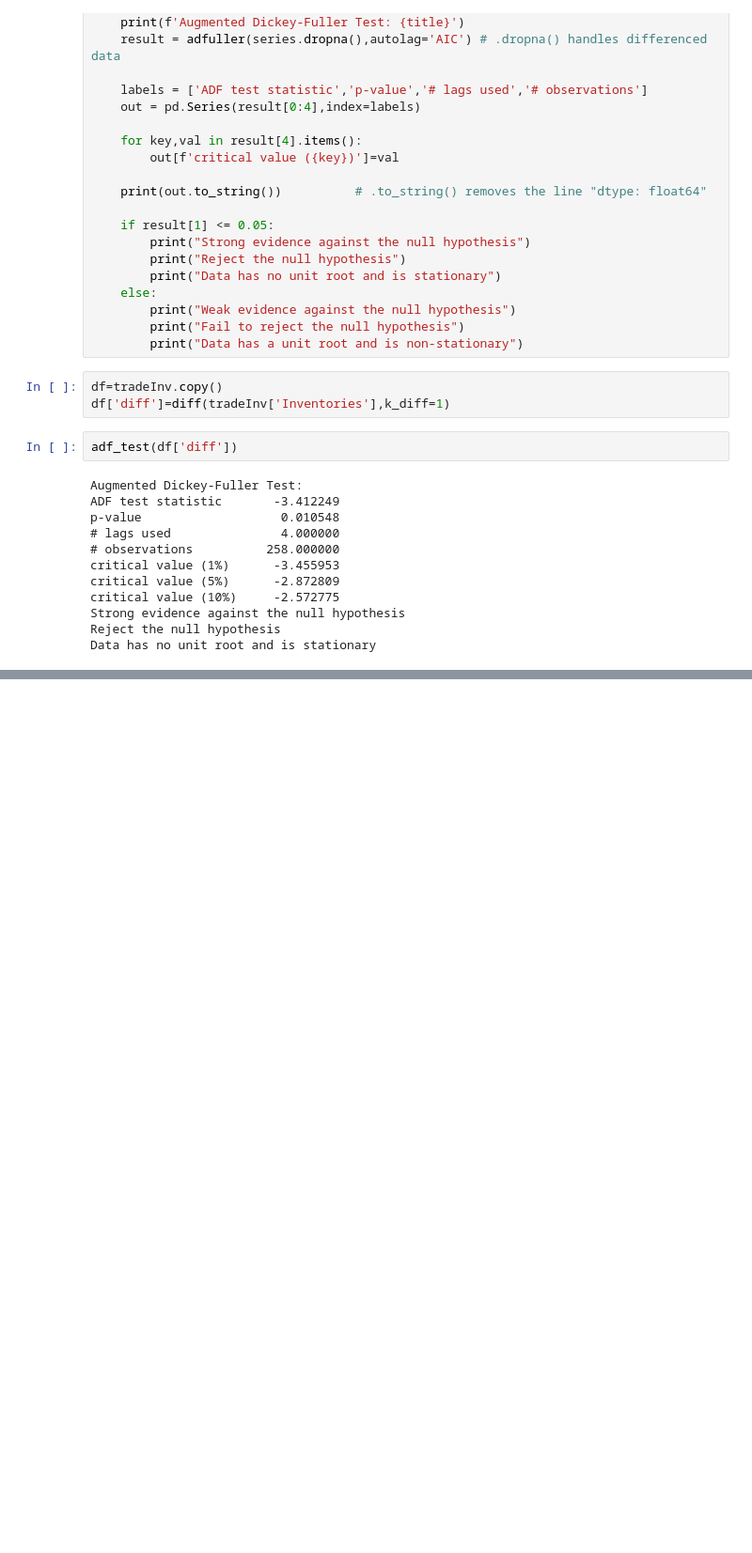
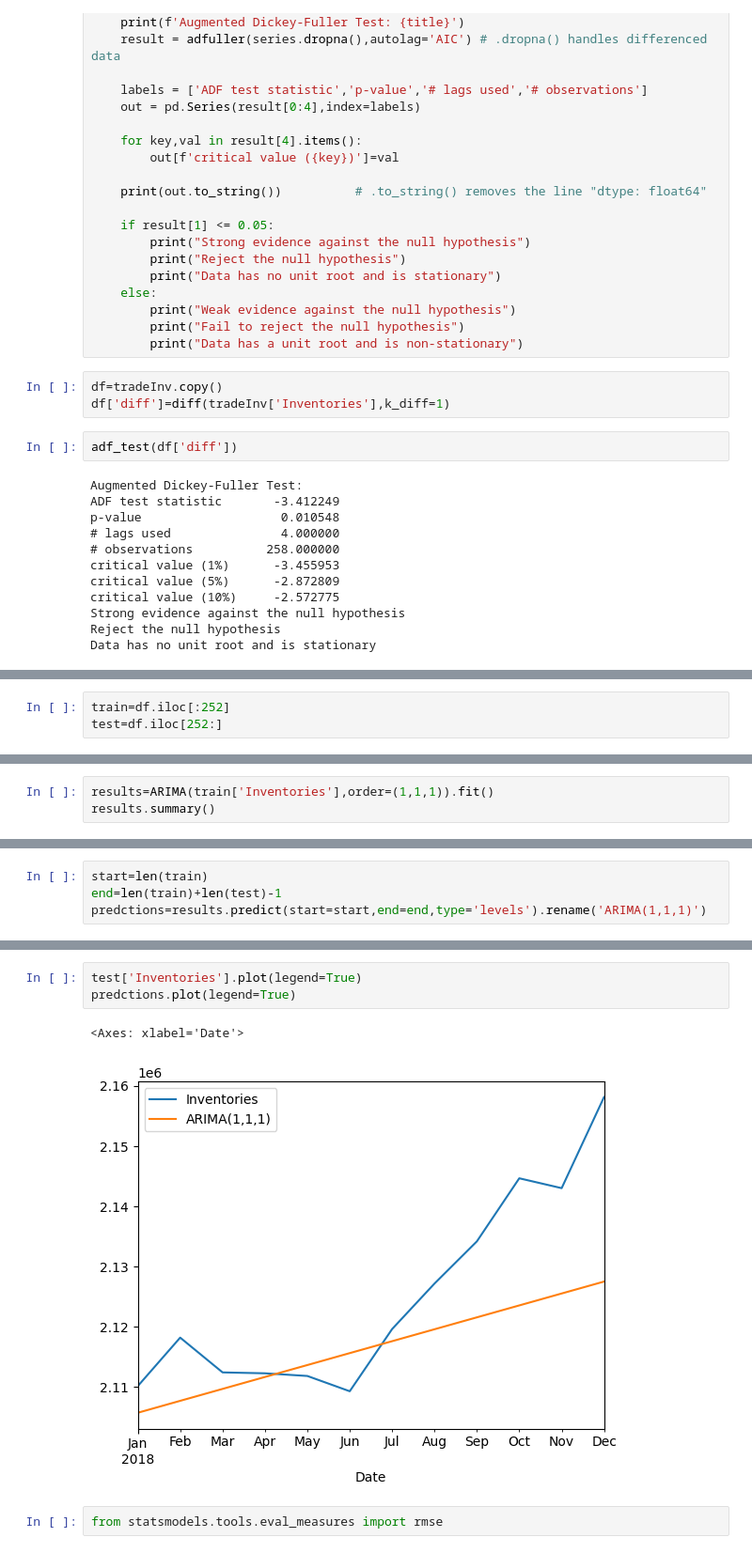
Before and after one commit to nmaiya/ColabTimeSeries, a Jupyter notebook: ARMA.ipynb, the cells around one changed output, grey strips where cells are left out. Shown at 94% size. Cells and saved outputs as stored; diff of their text form; blank space fills up the shorter version.

```diff
--- a/ARMA.ipynb
+++ b/ARMA.ipynb
@@ -211,0 +242,3 @@ plot_pacf(tradeInv['Inventories'],lags=40);
+# %%
+train=df.iloc[:252]
+test=df.iloc[252:]
@@ -211,0 +268,3 @@ plot_pacf(tradeInv['Inventories'],lags=40);
+# %%
+results=ARIMA(train['Inventories'],order=(1,1,1)).fit()
+results.summary()
@@ -211,0 +291,4 @@ plot_pacf(tradeInv['Inventories'],lags=40);
+# %%
+start=len(train)
+end=len(train)+len(test)-1
+predctions=results.predict(start=start,end=end,type='levels').rename('ARIMA(1,1,1)')
@@ -211,0 +311,8 @@ plot_pacf(tradeInv['Inventories'],lags=40);
+# %%
+test['Inventories'].plot(legend=True)
+predctions.plot(legend=True)
+# %% [output]
+<Axes: xlabel='Date'>
+[figure, added]
+# %%
+from statsmodels.tools.eval_measures import rmse
```
Also changed, not shown: parts of 11 cells of this notebook.
